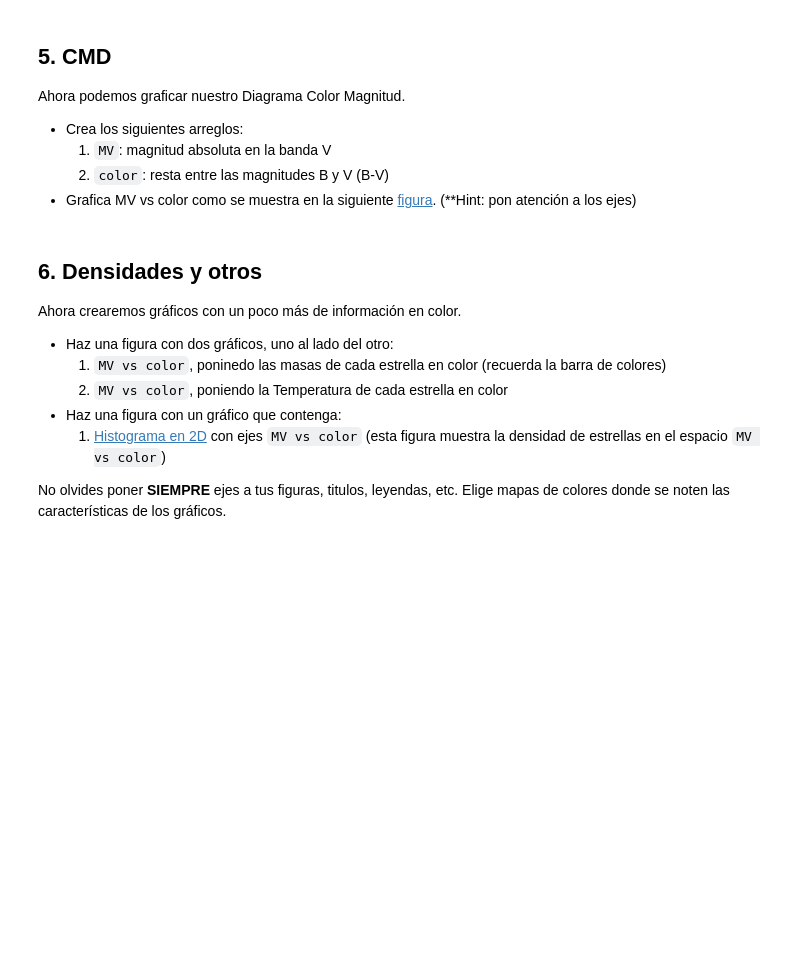
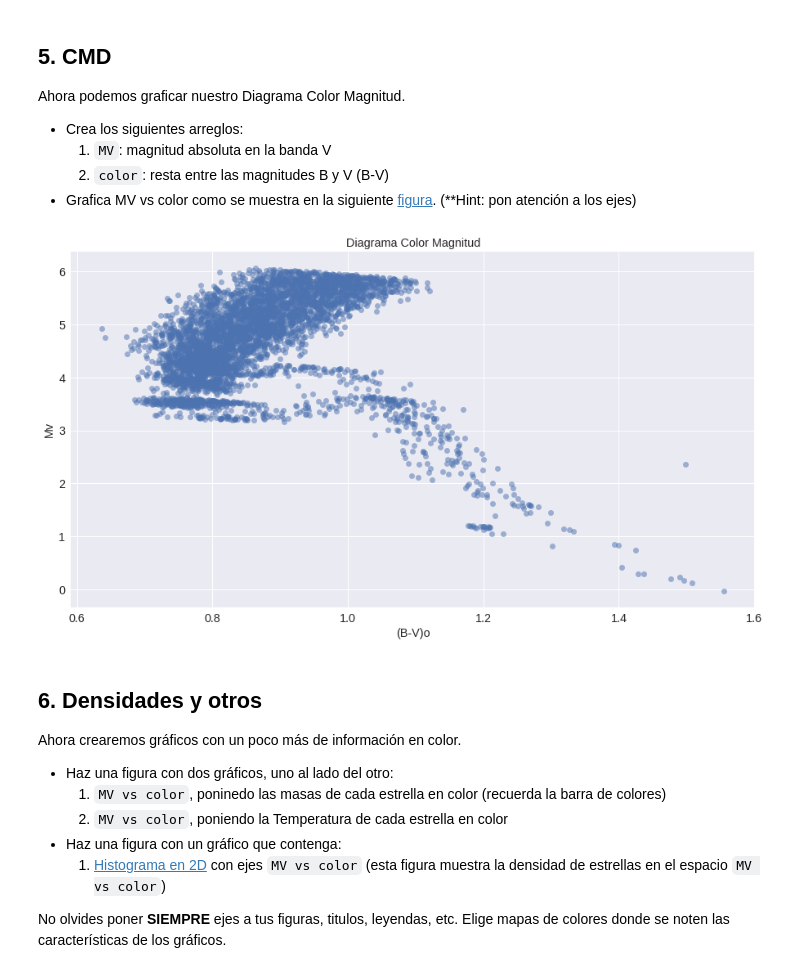
Before and after one commit to franciscourbina/minitarea2, a Jupyter notebook: minitarea2.ipynb, the cells around one changed output. Saved outputs shown, nothing was run; the diff lists cells and outputs as text; code cells hidden in the pictures; blank space fills up the shorter version.

```diff
--- a/minitarea2.ipynb
+++ b/minitarea2.ipynb
@@ -154,8 +177,10 @@ Para hacer el CMD necesitamos la magnitud absoluta de nuestras estrellas. Para e
 
 def mag_abs(mag_ap, dist):
 
+  # Se utiliza la funcion np.log10, que aplica dicha funcion a cada elemento del arreglo.
+    mag_abs = mag_ap-5*np.log10(dist)+5
 
-    return
+    return mag_abs
 # %% [markdown]
 ## 5. CMD
 
@@ -173,3 +193,19 @@ Ahora podemos graficar nuestro Diagrama Color Magnitud.
+# %%
+#Crear arrays MV y color
+MV = mag_abs(datos_filtrados[:,1], datos_filtrados[:,6])
+
+color = datos_filtrados[:,0]-datos_filtrados[:,1]
+
+#plot cmd
+
+plt.figure(figsize=(15,8))
+plt.title('Diagrama Color Magnitud')
+plt.plot(color, MV, "o", alpha=0.5)
+plt.xlabel('(B-V)o')
+plt.ylabel('Mv')
+plt.show()
+# %% [output]
+[figure, added]
 # %% [markdown]
 ## 6. Densidades y otros
 
```
Also changed, not shown: parts of 4 cells of this notebook.
